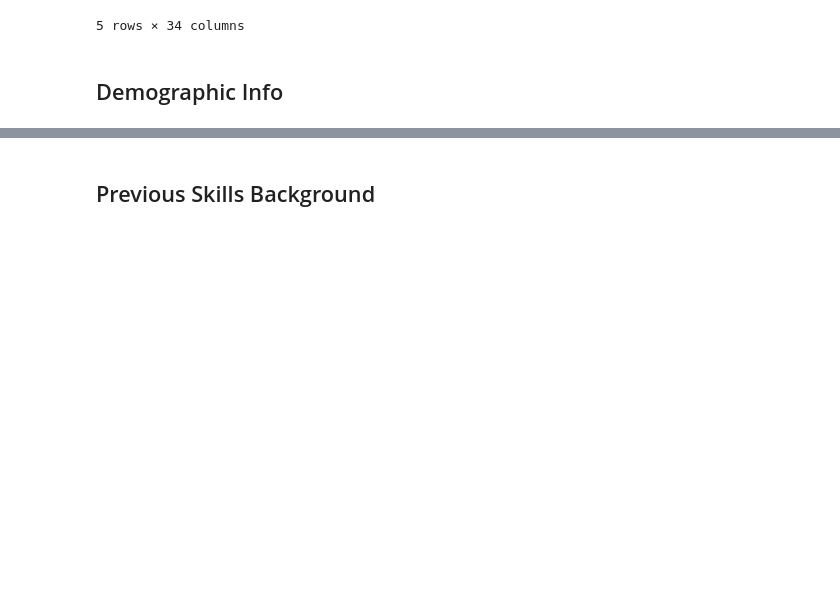
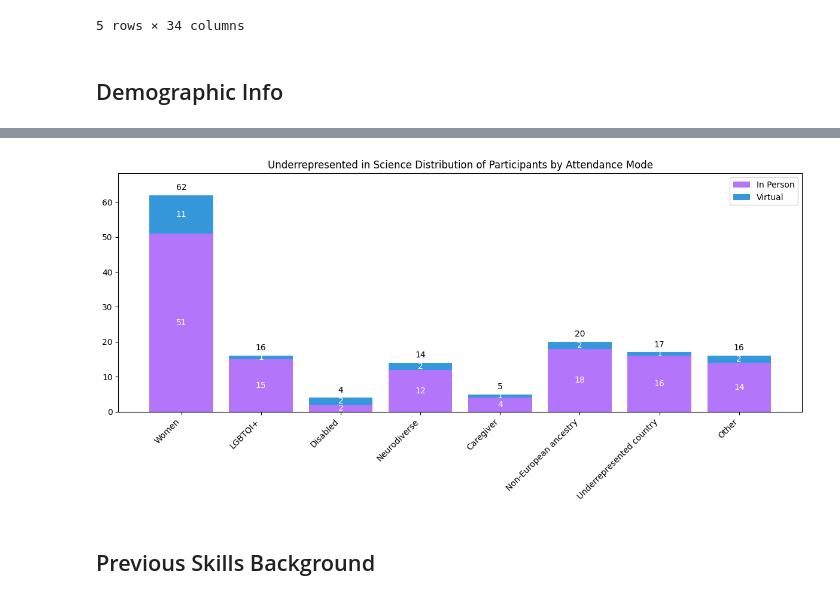
Before and after one commit to brainhack-vandy/data_analysis, a Jupyter notebook: data_analysis.ipynb, the cells around one changed output, grey strips where cells are left out. Saved outputs shown, nothing was run; the diff lists cells and outputs as text; code cells hidden in the pictures; blank space fills up the shorter version.

```diff
--- a/data_analysis.ipynb
+++ b/data_analysis.ipynb
@@ -115,0 +164,88 @@ plt.show()
+# %%
+import matplotlib.pyplot as plt
+import numpy as np
+
+# Create separate dictionaries for in-person and virtual attendees
+dei_in_person = dict()
+dei_virtual = dict()
+
+question = 'Do you consider yourself a member of any of the following traditionally underrepresented groups in science?'
+attendance_col = 'Will you be attending in-person or virtually?'  # Replace with your actual column name
+
+# Process the data
+for idx, row in df[[question, attendance_col]].dropna().iterrows():
+    groups = row[question].split(", ")
+    is_virtual = row[attendance_col].lower() == 'virtually'  # Adjust condition based on your data values
+
+    # Target dictionary based on attendance mode
+    target_dict = dei_virtual if is_virtual else dei_in_person
+
+    for group in groups:
+        if group in target_dict:
+            target_dict[group] += 1
+        else:
+            target_dict[group] = 1
+
+print(dei_in_person)
+
+# Define the labels to keep
+labels = ["Women", "LGBTQI+", "Disabled", "Neurodiverse", "Caregiver",
+          "Non-Europrean ancenstry", "Underrepresented country (based outside Europe & North America)"]
+
+# Calculate "Other" category for both in-person and virtual
+other_in_person = sum(value for key, value in dei_in_person.items() if key not in labels)
+other_virtual = sum(value for key, value in dei_virtual.items() if key not in labels)
+
+# Filter and create final dictionaries
+dei_in_person_filtered = {key: dei_in_person.get(key, 0) for key in labels}
+dei_virtual_filtered = {key: dei_virtual.get(key, 0) for key in labels}
+
+# Add "Other" category
+dei_in_person_filtered["Other"] = other_in_person
+dei_virtual_filtered["Other"] = other_virtual
+
+# Rename the long label
+labels.append("Other")
+labels = [label.replace("Underrepresented country (based outside Europe & North America)",
+                       "Underrepresented country") for label in labels]
+
+# Create the stacked bar chart
+plt.figure(figsize=(12, 6))
+
+# Get the values in the same order as labels
+in_person_values = [dei_in_person_filtered.get(label.replace("Underrepresented country",
+                   "Underrepresented country (based outside Europe & North America)"), 0) for label in labels]
+virtual_values = [dei_virtual_filtered.get(label.replace("Underrepresented country",
+                 "Underrepresented country (based outside Europe & North America)"), 0) for label in labels]
+
+# Create the stacked bars
+labels = [label.replace("Non-Europrean ancenstry", "Non-European ancestry") for label in labels]
+bars_in_person = plt.bar(labels, in_person_values, label='In Person', color='#b375f9')
+bars_virtual = plt.bar(labels, virtual_values, bottom=in_person_values, label='Virtual', color='#3498db')
+
+plt.xticks(rotation=45, ha='right')
+plt.title('Underrepresented in Science Distribution of Participants by Attendance Mode')
+plt.legend()
+plt.tight_layout()
+
+# Add text on top of each stack
+for i in range(len(labels)):
+    # In-person count
+    if in_person_values[i] > 0:
+        plt.text(i, in_person_values[i]/2, str(int(in_person_values[i])),
+                ha='center', va='center', color='white')
+
+    # Virtual count
+    if virtual_values[i] > 0:
+        plt.text(i, in_person_values[i] + virtual_values[i]/2, str(int(virtual_values[i])),
+                ha='center', va='center', color='white')
+
+    # Total count
+    total = in_person_values[i] + virtual_values[i]
+    if total > 0:
+        plt.text(i, total + 1, str(int(total)),
+                ha='center', va='bottom', color='black')
+
+plt.ylim(0, max(np.array(in_person_values) + np.array(virtual_values)) * 1.1)
+plt.show()
+# %% [output]
@@ -116,3 +253,4 @@ plt.show()
+[figure, added]
 # %% [markdown]
 ## Previous Skills Background
 # %%
```
Also changed, not shown: parts of 17 cells of this notebook.
